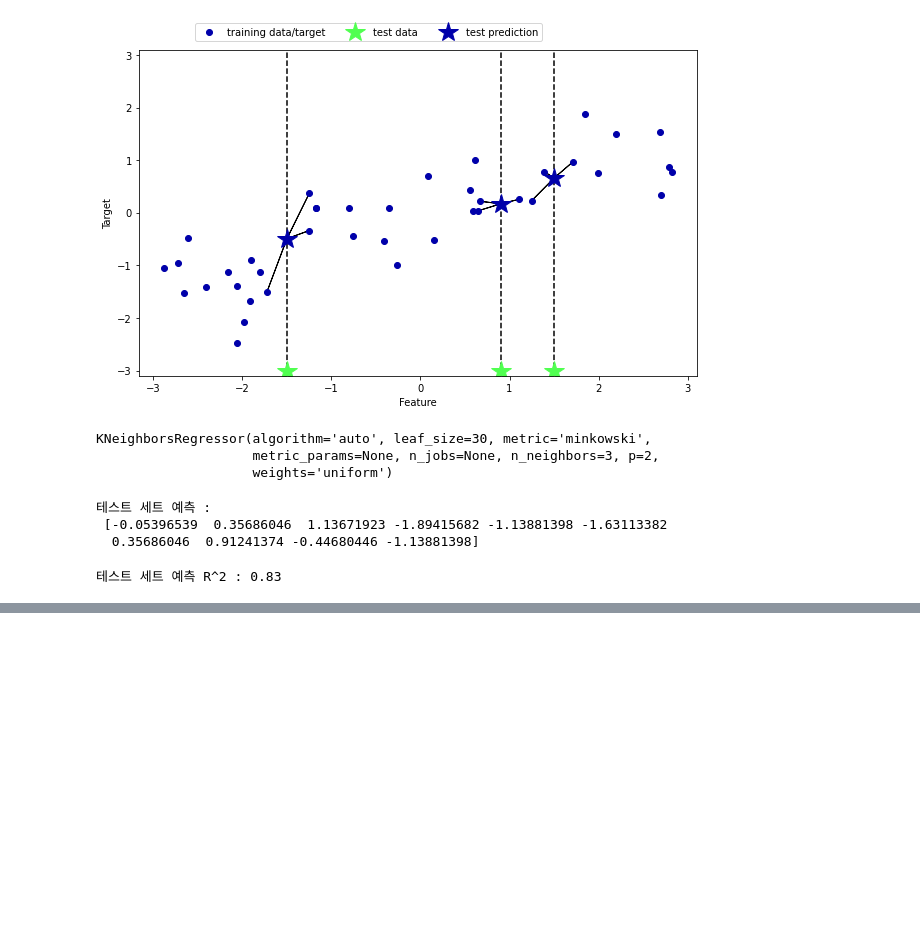
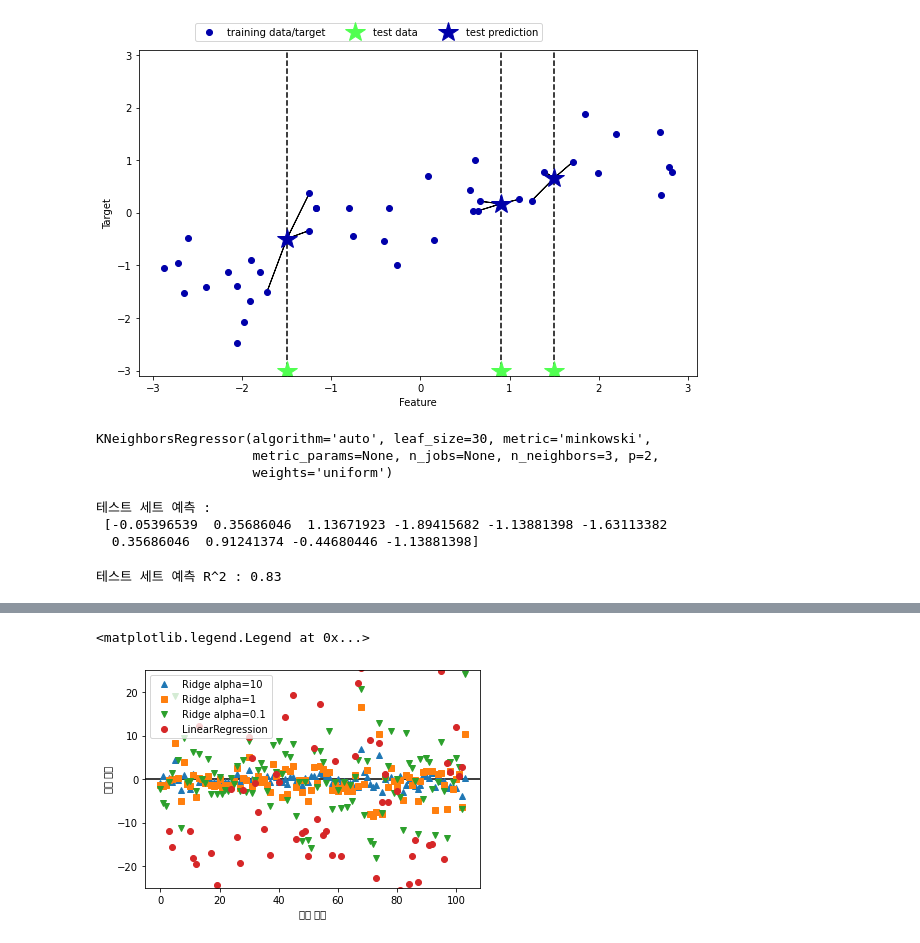
Before and after one commit to brandnewmin/brandnewm, a Jupyter notebook: IMLP2.ipynb, the cells around one changed output, grey strips where cells are left out. Cells and saved outputs as stored; diff of their text form; code cells hidden in the pictures; blank space fills up the shorter version.

```diff
--- a/IMLP2.ipynb
+++ b/IMLP2.ipynb
@@ -241,0 +267,4 @@ AttributeError: ignored
+# %%
+X,y = mglearn.datasets.load_extended_boston()
+X_train, X_test, y_train, y_test = train_test_split(X,y, random_state=0)
+lr = LinearRegression().fit(X_train, y_train)
@@ -241,0 +306,16 @@ AttributeError: ignored
+# %%
+plt.plot(ridge10.coef_, '^', label='Ridge alpha=10') #세모
+plt.plot(ridge.coef_, 's', label="Ridge alpha=1") #네모(square)
+plt.plot(ridge01.coef_, 'v', label='Ridge alpha=0.1') #역 삼각형
+
+plt.plot(lr.coef_, 'o', label='LinearRegression') #동그라미
+plt.xlabel("계수 목록")
+plt.ylabel("계수 크기")
+xlims = plt.xlim()
+plt.hlines(0, xlims[0], xlims[1]) #
+plt.xlim(xlims)
+plt.ylim(-25,25)
+plt.legend()
+# %% [output]
+<matplotlib.legend.Legend at 0x...>
+[figure, added]
```
Also changed, not shown: parts of 14 cells of this notebook.
